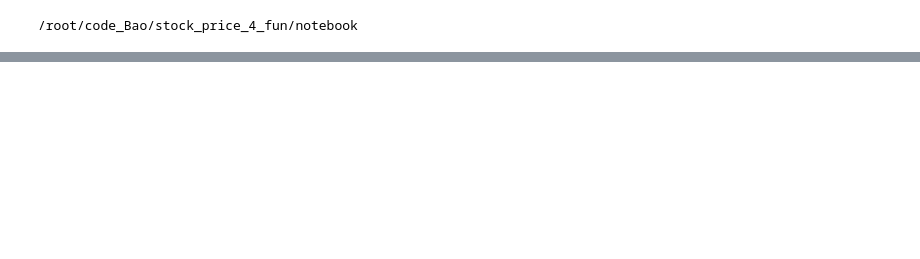
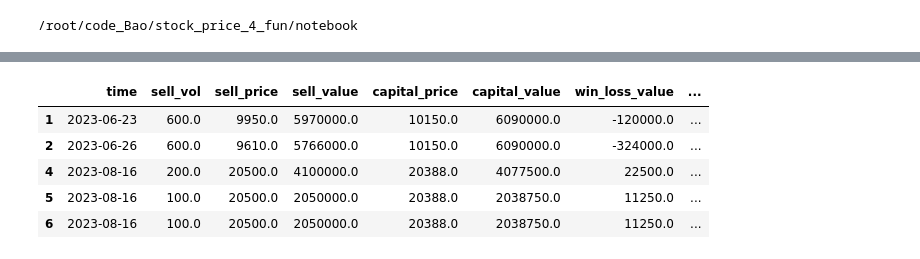
Before and after one commit to mrzaizai2k/stock_price_4_fun, a Jupyter notebook: notebook/crawl_data.ipynb, the cells around one changed output, grey strips where cells are left out. Saved outputs shown, nothing was run; the diff lists cells and outputs as text; code cells hidden in the pictures; blank space fills up the shorter version.

```diff
--- a/notebook/crawl_data.ipynb
+++ b/notebook/crawl_data.ipynb
@@ -119,0 +44,10 @@ buysell_analyzer.plot_buy_sell_of_stock(symbol)
+# %%
+winloss_analyzer = WinLossAnalyzer(win_loss_df_path='data/BaoCaoLaiLo_058C647873.csv')
+winloss_analyzer.df.head()
+# %% [output]
+|  | time | sell_vol | sell_price | sell_value | capital_price | capital_value | win_loss_value | ... |
+| 1 | 2023-06-23 | 600.0 | 9950.0 | 5970000.0 | 10150.0 | 6090000.0 | -120000.0 | ... |
+| 2 | 2023-06-26 | 600.0 | 9610.0 | 5766000.0 | 10150.0 | 6090000.0 | -324000.0 | ... |
+| 4 | 2023-08-16 | 200.0 | 20500.0 | 4100000.0 | 20388.0 | 4077500.0 | 22500.0 | ... |
+| 5 | 2023-08-16 | 100.0 | 20500.0 | 2050000.0 | 20388.0 | 2038750.0 | 11250.0 | ... |
+| 6 | 2023-08-16 | 100.0 | 20500.0 | 2050000.0 | 20388.0 | 2038750.0 | 11250.0 | ... |
```
Also changed, not shown: parts of 7 cells of this notebook, 6 other files.
